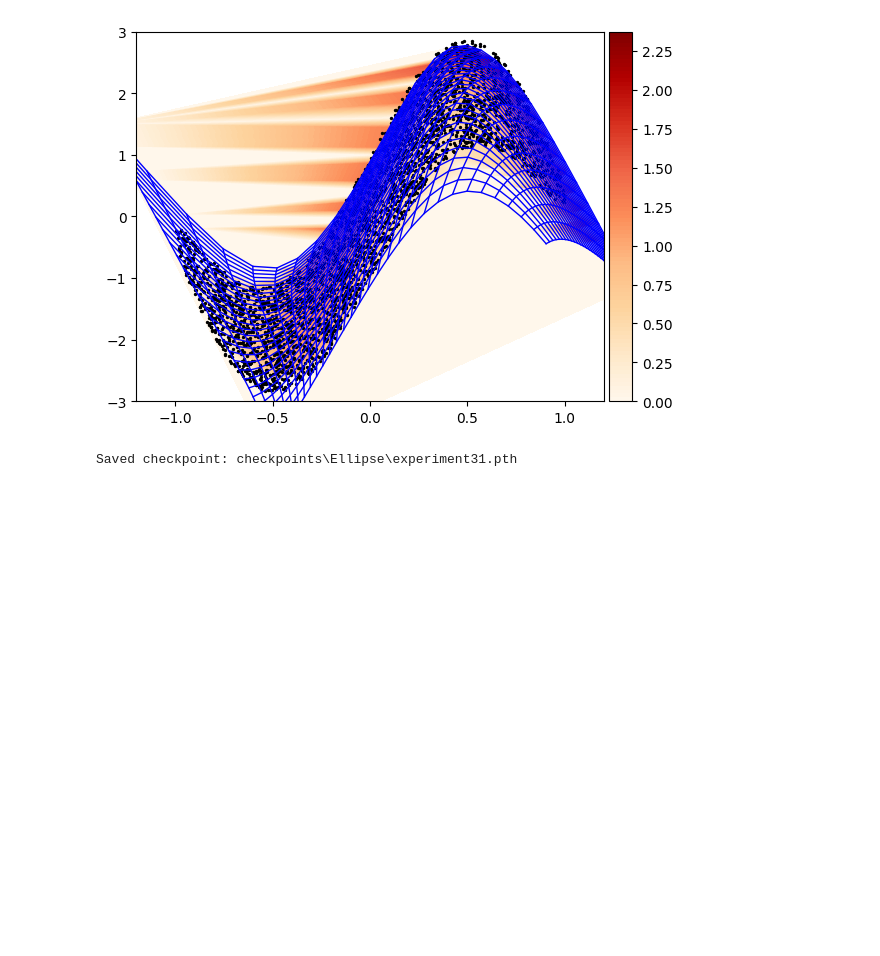
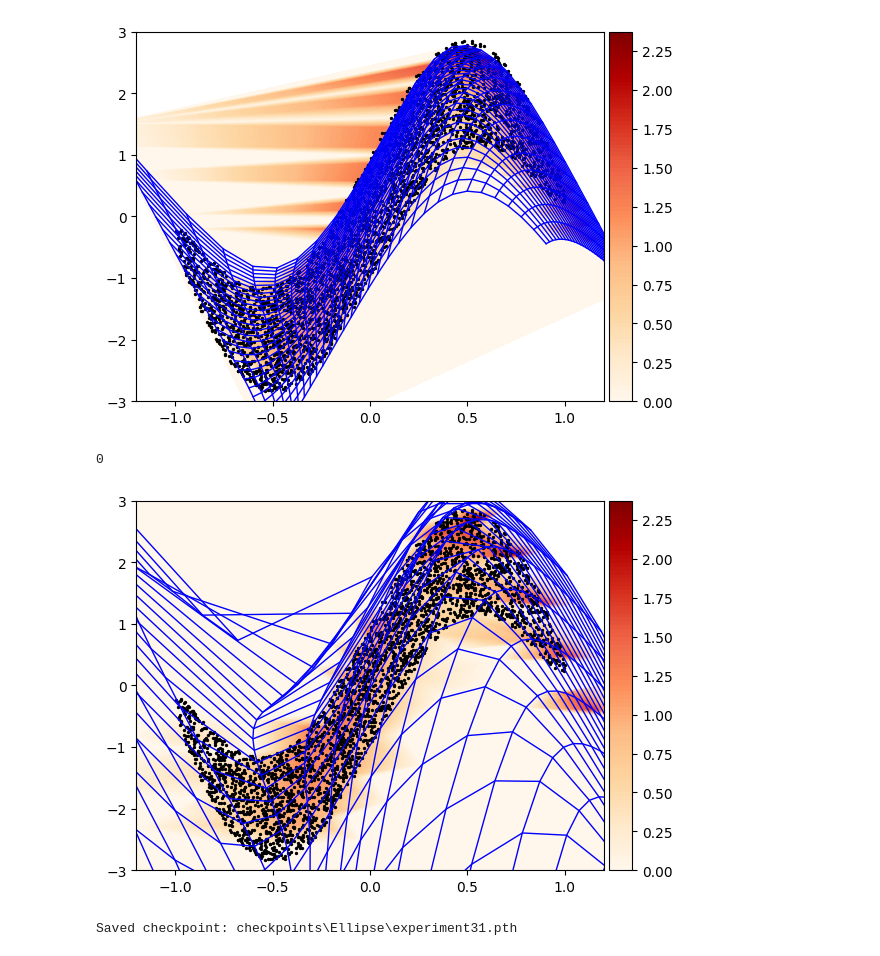
Before and after one commit to TTTruong357/master-thesis, a Jupyter notebook: lu-net/main.ipynb, the cells around one changed output. Drawn from its saved outputs; the diff is of its cells as text; code cells hidden in the pictures; blank space fills up the shorter version.

Commit message:
add some plots in main.i files

```diff
--- a/lu-net/main.ipynb
+++ b/lu-net/main.ipynb
@@ -505,6 +480,17 @@ plot_transformed_grid_and_density(model_wave_2, train_loader, device, sampling_d
 # %% [output]
 0
 [figure]
+# %%
+scale=1
+factor=3
+
+sampling_data = generate_ellipse(1000, (1, 1))
+plot_transformed_grid_and_density(model_wave_2, train_loader, device, sampling_data, grid_width=30,
+                                x_range=(-factor, factor), y_range=(-factor, factor), x_lim=(-1.2*scale,1.2*scale), y_lim=(-3*scale,3*scale),
+                                density_function=compute_uniform_circle_density)
+# %% [output]
+0
+[figure, added]
 # %%
 def save_model(model, data = 'Ellipse', checkpoint_number = 31):
     checkpoints_dir= './checkpoints/'
```
Also changed, not shown: parts of 2 cells of this notebook.
